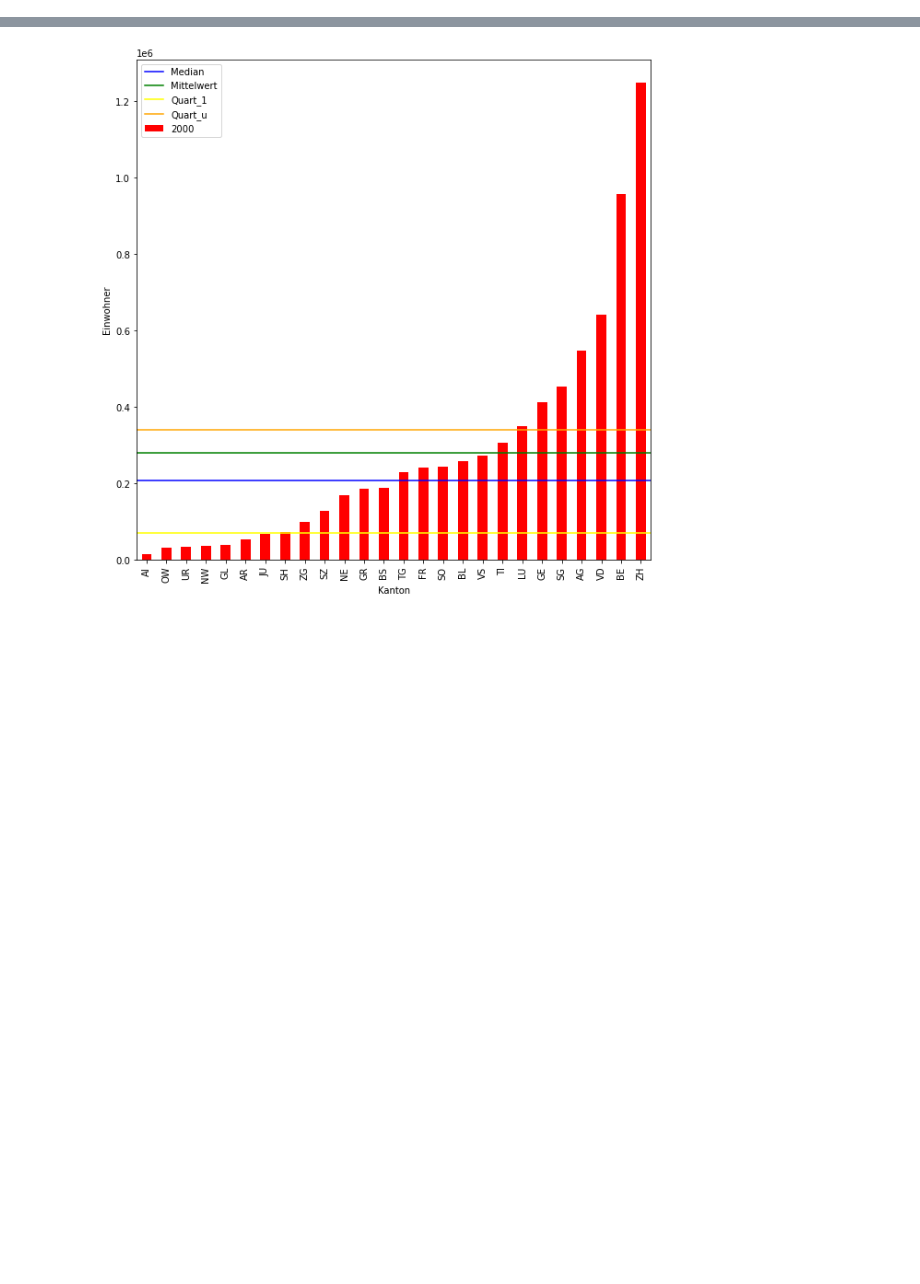
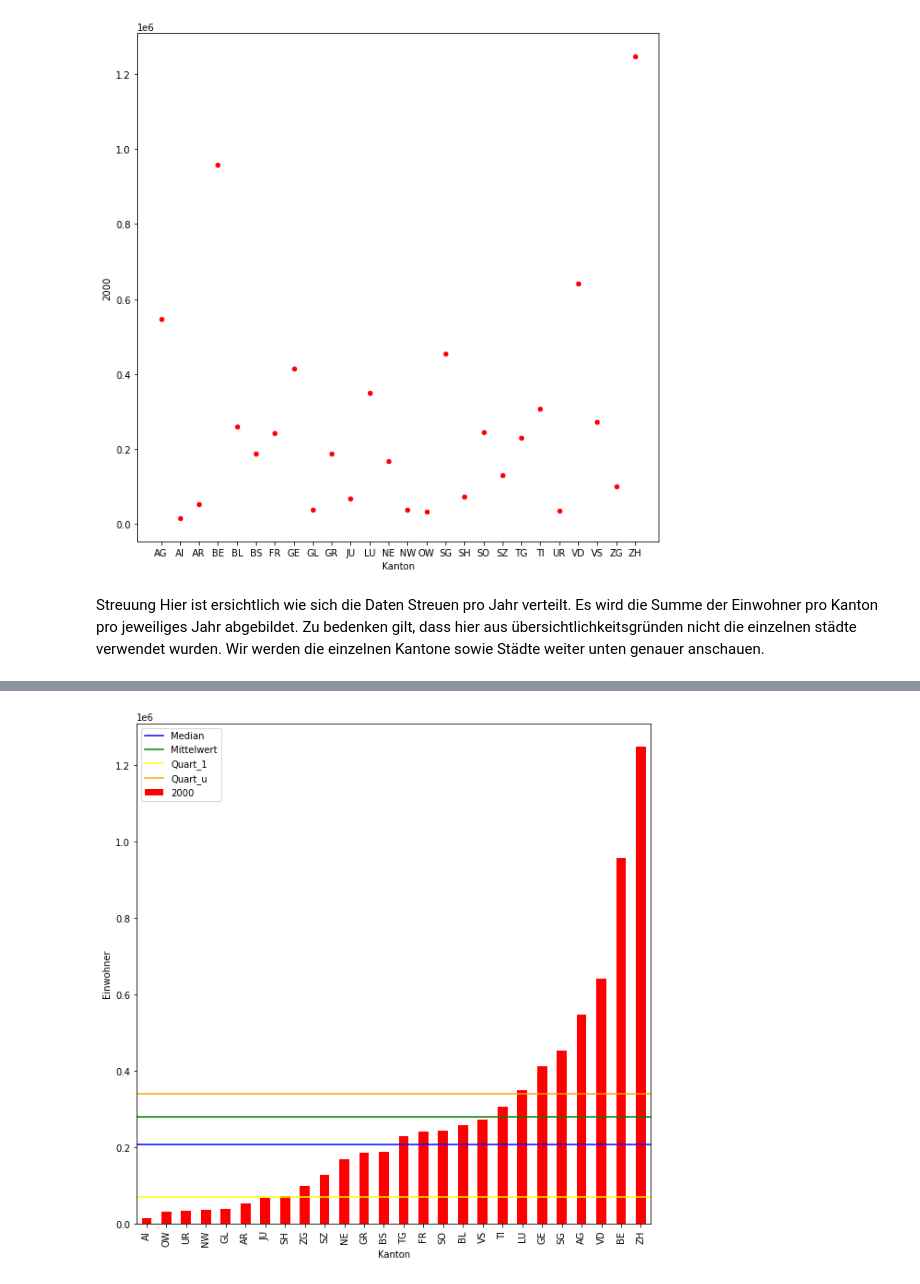
Before and after one commit to christiangemesi/datastory, a Jupyter notebook: christian_gemesi_befoelkerungsanalyse_schweiz/data/DataStory_DescriptiveStats.ipynb, the cells around one changed output, grey strips where cells are left out. Saved outputs shown, nothing was run; the diff lists cells and outputs as text; code cells hidden in the pictures; blank space fills up the shorter version.

```diff
--- a/christian_gemesi_befoelkerungsanalyse_schweiz/data/DataStory_DescriptiveStats.ipynb
+++ b/christian_gemesi_befoelkerungsanalyse_schweiz/data/DataStory_DescriptiveStats.ipynb
@@ -4,6 +4,41 @@ import numpy as np
 from matplotlib import pyplot as plt
 import seaborn as sns
 %matplotlib inline
+# %%
+def scatterYearsWithKanton(year,wannaPlot):
+
+    df = pd.read_csv('preprocessed/processed_data.csv')
+    del df['Unnamed: 0']
+
+    kantons = ["AG","AI","AR","BE","BL","BS","FR","GE","GL","GR","JU","LU","NE","NW","OW","SG","SH","SO","SZ","TG","TI","UR","VD","VS","ZG","ZH"]
+
+    data = {'Kanton': [],
+        year: []
+        }
+
+    df2 = pd.DataFrame(data)
+
+
+    for i in kantons:
+        x = df.loc[df['Kanton'] == i, year].sum()
+
+        dfLoop= pd.DataFrame({"Kanton":[i],
+                              year:[x]})
+
+        df2 = df2.append(dfLoop)
+
+
+    if(wannaPlot):
+        df2.plot(kind='scatter', x='Kanton', y=year ,color='red',figsize=(10,10))
+# %%
+scatterYearsWithKanton('2000',True)
+# %% [output]
+[figure, added]
+# %% [markdown]
+Streuung
+Hier ist ersichtlich wie sich die Daten Streuen pro Jahr verteilt. Es wird die Summe der Einwohner pro Kanton pro jeweiliges Jahr abgebildet.
+Zu bedenken gilt, dass hier aus übersichtlichkeitsgründen nicht die einzelnen städte verwendet wurden.
+Wir werden die einzelnen Kantone sowie Städte weiter unten genauer anschauen.
 # %%
 def dfPerYear(year):
 
```
Also changed, not shown: 1 other file.
